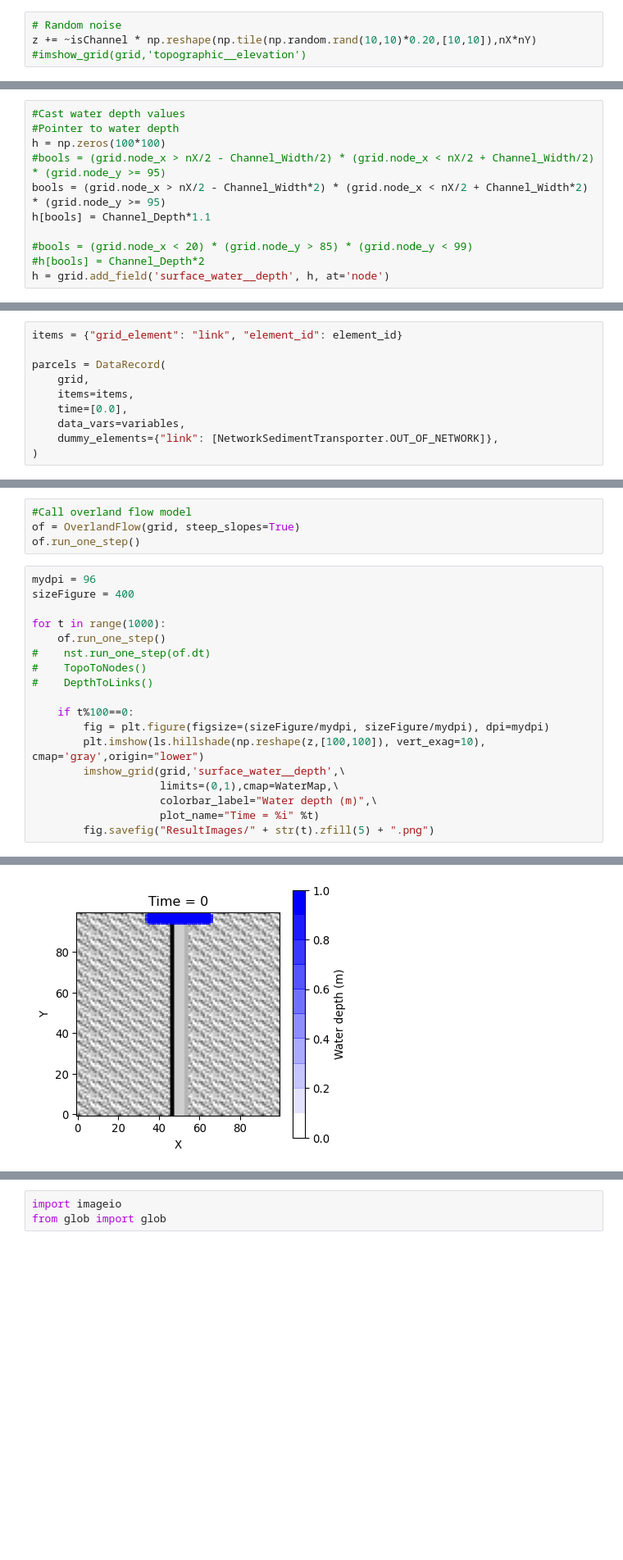
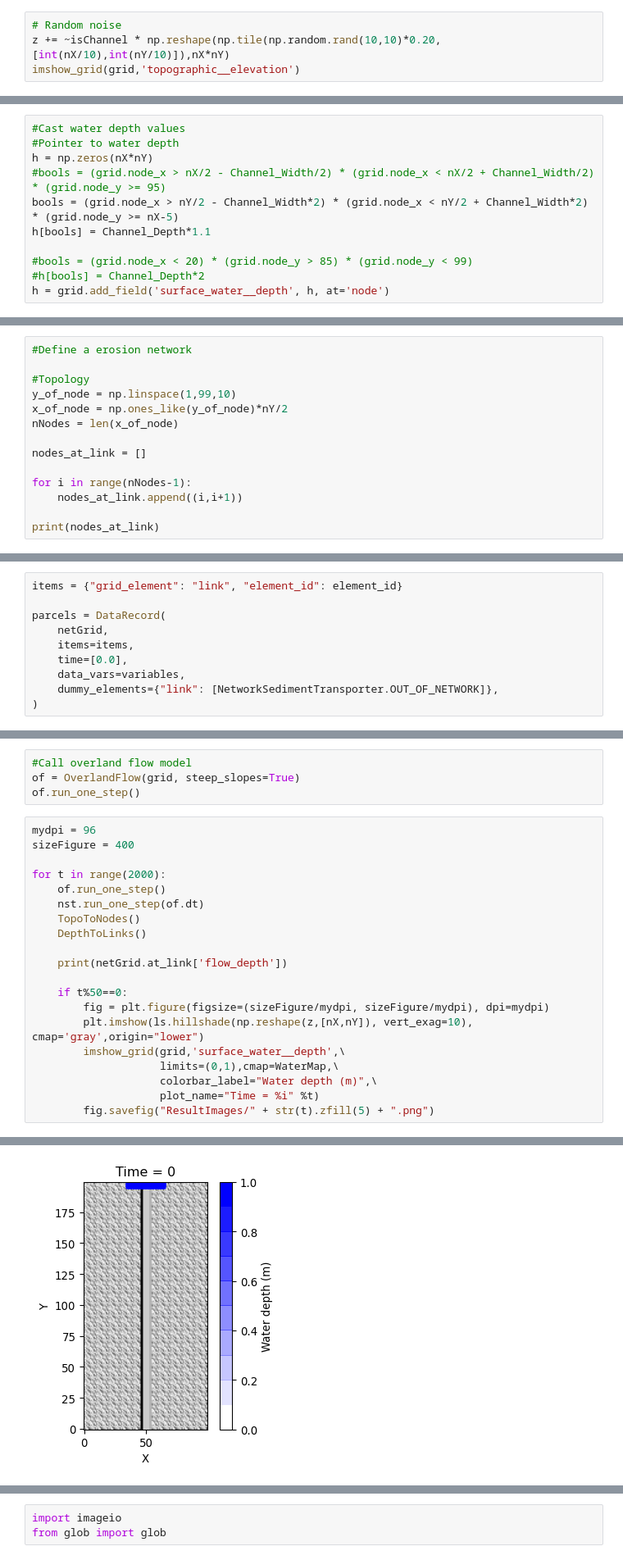
Before and after one commit to espin-2020/fluvial, a Jupyter notebook: 2D_Flow/Overland-Channel.ipynb, the cells around one changed output, grey strips where cells are left out. Shown at 82% size. Cells and saved outputs as stored; diff of their text form; blank space fills up the shorter version.

```diff
--- a/2D_Flow/Overland-Channel.ipynb
+++ b/2D_Flow/Overland-Channel.ipynb
@@ -71,4 +77,4 @@ z += np.abs(grid.node_x-(nX/2))*Transversal_Slope
 # %%
 # Random noise
-z += ~isChannel * np.reshape(np.tile(np.random.rand(10,10)*0.20,[10,10]),nX*nY)
-#imshow_grid(grid,'topographic__elevation')
+z += ~isChannel * np.reshape(np.tile(np.random.rand(10,10)*0.20,[int(nX/10),int(nY/10)]),nX*nY)
+imshow_grid(grid,'topographic__elevation')
@@ -101,9 +109,9 @@ fig.show()
 # %%
 #Cast water depth values
 #Pointer to water depth
-h = np.zeros(100*100)
+h = np.zeros(nX*nY)
 #bools = (grid.node_x > nX/2 - Channel_Width/2) * (grid.node_x < nX/2 + Channel_Width/2) * (grid.node_y >= 95)
-bools = (grid.node_x > nX/2 - Channel_Width*2) * (grid.node_x < nX/2 + Channel_Width*2) * (grid.node_y >= 95)
+bools = (grid.node_x > nY/2 - Channel_Width*2) * (grid.node_x < nY/2 + Channel_Width*2) * (grid.node_y >= nX-5)
 h[bools] = Channel_Depth*1.1
 
 #bools = (grid.node_x < 20) * (grid.node_y > 85) * (grid.node_y < 99)
@@ -118,0 +127,14 @@ fig.show()
+# %%
+#Define a erosion network
+
+#Topology
+y_of_node = np.linspace(1,99,10)
+x_of_node = np.ones_like(y_of_node)*nY/2
+nNodes = len(x_of_node)
+
+nodes_at_link = []
+
+for i in range(nNodes-1):
+    nodes_at_link.append((i,i+1))
+
+print(nodes_at_link)
@@ -193,7 +210,7 @@ variables = {
 items = {"grid_element": "link", "element_id": element_id}
 
 parcels = DataRecord(
-    grid,
+    netGrid,
     items=items,
     time=[0.0],
     data_vars=variables,
@@ -222,15 +239,17 @@ of.run_one_step()
 mydpi = 96
 sizeFigure = 400
 
-for t in range(1000):
+for t in range(2000):
     of.run_one_step()
-#    nst.run_one_step(of.dt)
-#    TopoToNodes()
-#    DepthToLinks()
+    nst.run_one_step(of.dt)
+    TopoToNodes()
+    DepthToLinks()
 
-    if t%100==0:
+    print(netGrid.at_link['flow_depth'])
+
+    if t%50==0:
         fig = plt.figure(figsize=(sizeFigure/mydpi, sizeFigure/mydpi), dpi=mydpi)
-        plt.imshow(ls.hillshade(np.reshape(z,[100,100]), vert_exag=10), cmap='gray',origin="lower")
+        plt.imshow(ls.hillshade(np.reshape(z,[nX,nY]), vert_exag=10), cmap='gray',origin="lower")
         imshow_grid(grid,'surface_water__depth',\
                     limits=(0,1),cmap=WaterMap,\
                     colorbar_label="Water depth (m)",\
@@ -240 +277 @@ for t in range(1000):
-[figure, old version]
+[figure, new version]
```
Also changed, not shown: parts of 16 cells of this notebook, 1 other file.
